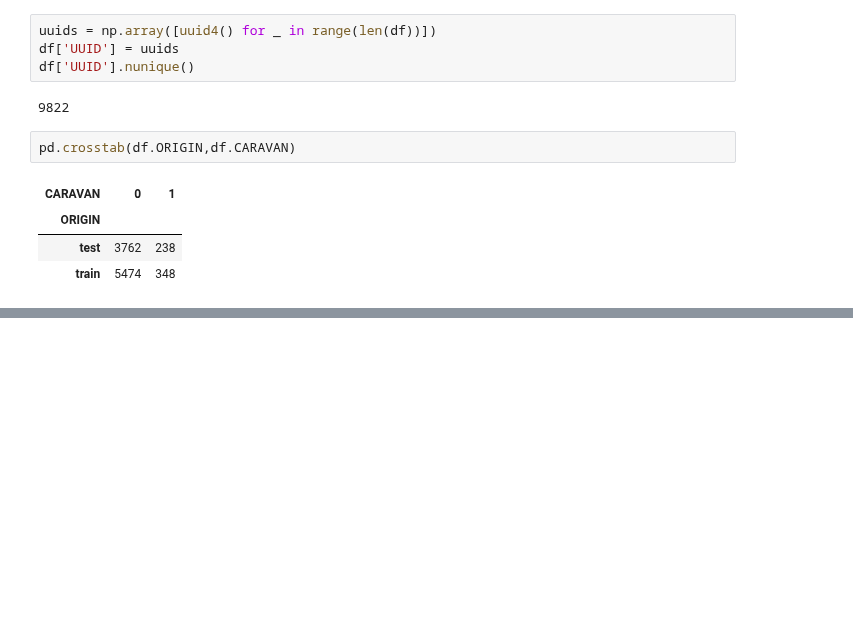
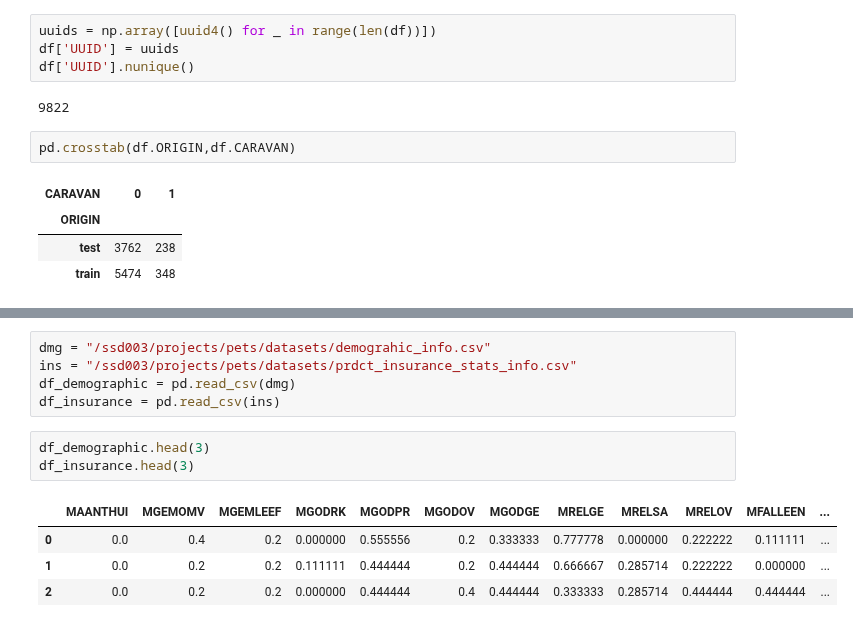
Before and after one commit to VectorInstitute/PETs-Bootcamp, a Jupyter notebook: intact/Caravan_EDA_Feature_Engineering.ipynb, the cells around one changed output, grey strips where cells are left out. Cells and saved outputs as stored; diff of their text form; blank space fills up the shorter version.

```diff
--- a/intact/Caravan_EDA_Feature_Engineering.ipynb
+++ b/intact/Caravan_EDA_Feature_Engineering.ipynb
@@ -148,3 +164,16 @@ prdct_insurance_stats_df.to_csv("/ssd003/projects/pets/datasets/prdct_insurance_
 | 9820 | 0.000000 | 0.0 | 0.0 | 0.666667 | 0.0 | 0.0 | 0.0 | 0.0 | 0.0 | 0.0 | 0.0 | ... |
 | 9821 | 0.666667 | 0.0 | 0.0 | 0.000000 | 0.0 | 0.0 | 0.0 | 0.0 | 0.0 | 0.0 | 0.0 | ... |
 9822 rows × 45 columns
+# %%
+dmg = "/ssd003/projects/pets/datasets/demograhic_info.csv"
+ins = "/ssd003/projects/pets/datasets/prdct_insurance_stats_info.csv"
+df_demographic = pd.read_csv(dmg)
+df_insurance = pd.read_csv(ins)
+# %%
+df_demographic.head(3)
+df_insurance.head(3)
+# %% [output]
+|  | MAANTHUI | MGEMOMV | MGEMLEEF | MGODRK | MGODPR | MGODOV | MGODGE | MRELGE | MRELSA | MRELOV | MFALLEEN | ... |
+| 0 | 0.0 | 0.4 | 0.2 | 0.000000 | 0.555556 | 0.2 | 0.333333 | 0.777778 | 0.000000 | 0.222222 | 0.111111 | ... |
+| 1 | 0.0 | 0.2 | 0.2 | 0.111111 | 0.444444 | 0.2 | 0.444444 | 0.666667 | 0.285714 | 0.222222 | 0.000000 | ... |
+| 2 | 0.0 | 0.2 | 0.2 | 0.000000 | 0.444444 | 0.4 | 0.444444 | 0.333333 | 0.285714 | 0.444444 | 0.444444 | ... |
```
Also changed, not shown: parts of 4 cells of this notebook.
